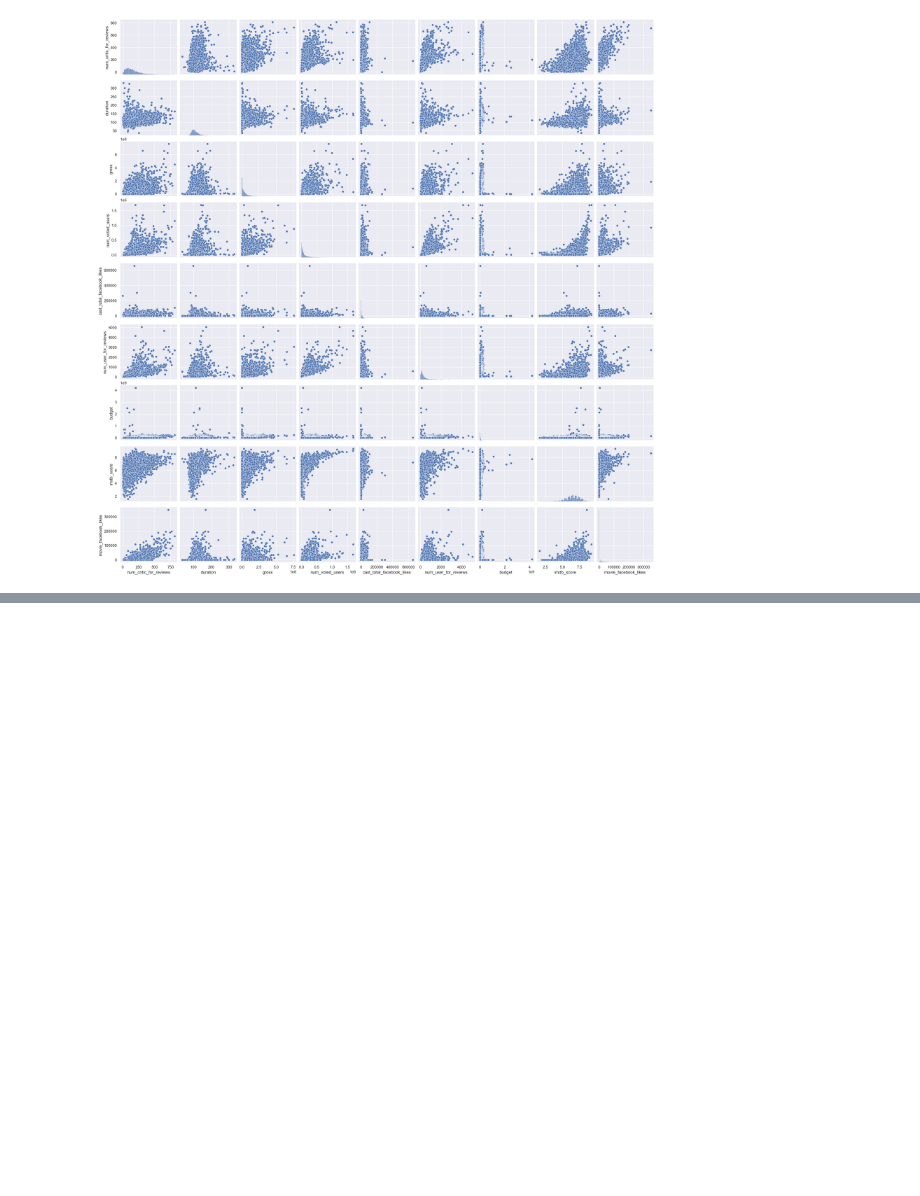
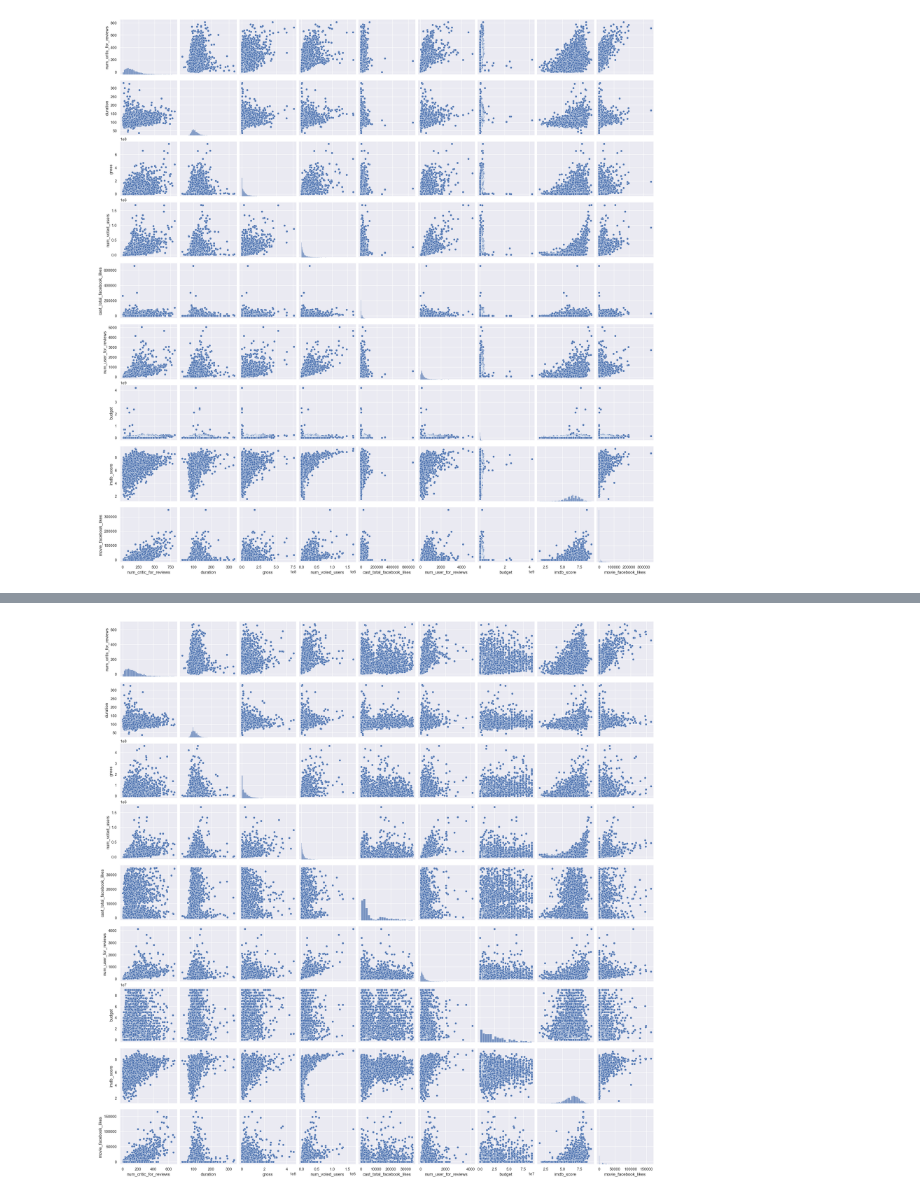
Before and after one commit to RoKlio/capstone_project, a Jupyter notebook: notebooks/modelling_and_EDA.ipynb, the cells around one changed output, grey strips where cells are left out. Cells and saved outputs as stored; diff of their text form; code cells hidden in the pictures; blank space fills up the shorter version.

```diff
--- a/notebooks/modelling_and_EDA.ipynb
+++ b/notebooks/modelling_and_EDA.ipynb
@@ -135,0 +266,9 @@ plt.show()
+# %%
+sns.set()
+cols = ['num_critic_for_reviews', 'duration',
+       'gross', 'num_voted_users', 'cast_total_facebook_likes',
+       'num_user_for_reviews', 'budget', 'imdb_score', 'movie_facebook_likes']
+sns.pairplot(df[cols], size = 2.5)
+plt.show()
+# %% [output]
+[figure, added]
```
Also changed, not shown: parts of 17 cells of this notebook.
